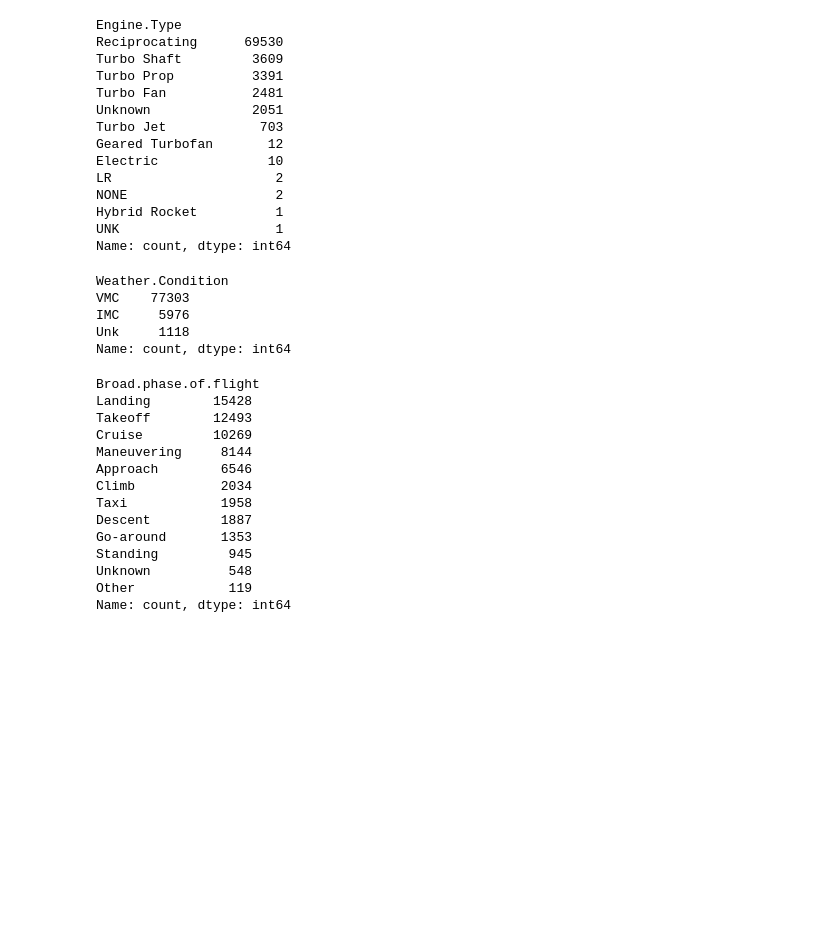
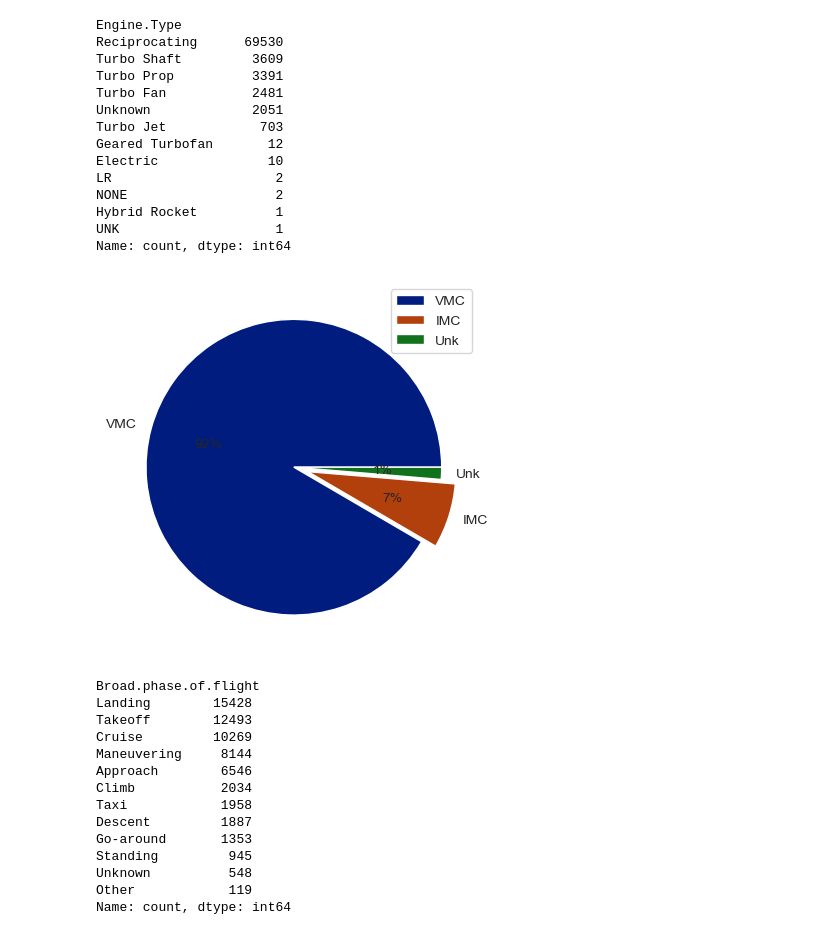
Before and after one commit to T-hoveen/dsc-phase-1-project-v3, a Jupyter notebook: student.ipynb, the cells around one changed output. Drawn from its saved outputs; the diff is of its cells as text; code cells hidden in the pictures; blank space fills up the shorter version.

```diff
--- a/student.ipynb
+++ b/student.ipynb
@@ -362,13 +363,23 @@ categorical_df['Weather.Condition'].value_counts()
 #Data cleaning to merge the unknown weather conditions
 categorical_df.loc[:,'Weather.Condition']= categorical_df['Weather.Condition'].str.replace('UNK','Unk')
 
-categorical_df['Weather.Condition'].value_counts()
+We_data= categorical_df['Weather.Condition'].value_counts()
-# %% [output]
-Weather.Condition
-VMC    77303
-IMC     5976
-Unk     1118
-Name: count, dtype: int64
+# %%
+# declaring exploding pie
+explode = [0, 0.1, 0 ]
+# define Seaborn color palette to use
+palette_color = sns.color_palette('dark')
+
+# plotting data on chart
+sns.set_style("whitegrid")
+plt.pie(We_data.values, labels=We_data.index, colors=palette_color,
+        explode=explode, autopct='%.0f%%')
+plt.legend(loc = 'upper right')
+
+# displaying chart
+plt.show()
+# %% [output]
+[figure, added]
 # %%
 new_df['Broad.phase.of.flight'].value_counts()
 # %% [output]
```
Also changed, not shown: parts of 26 cells of this notebook, 13 other files.
